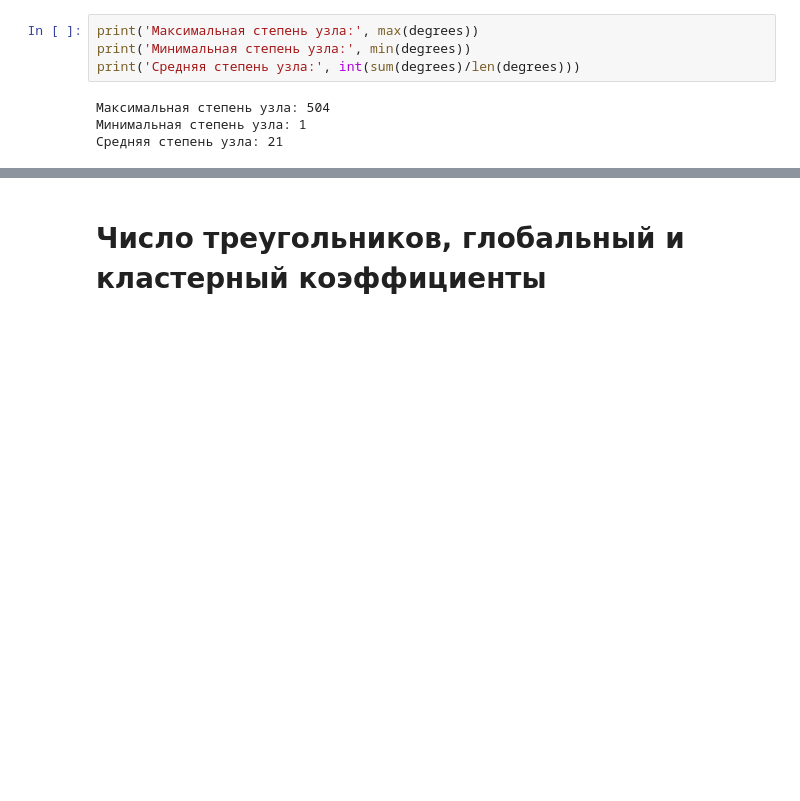
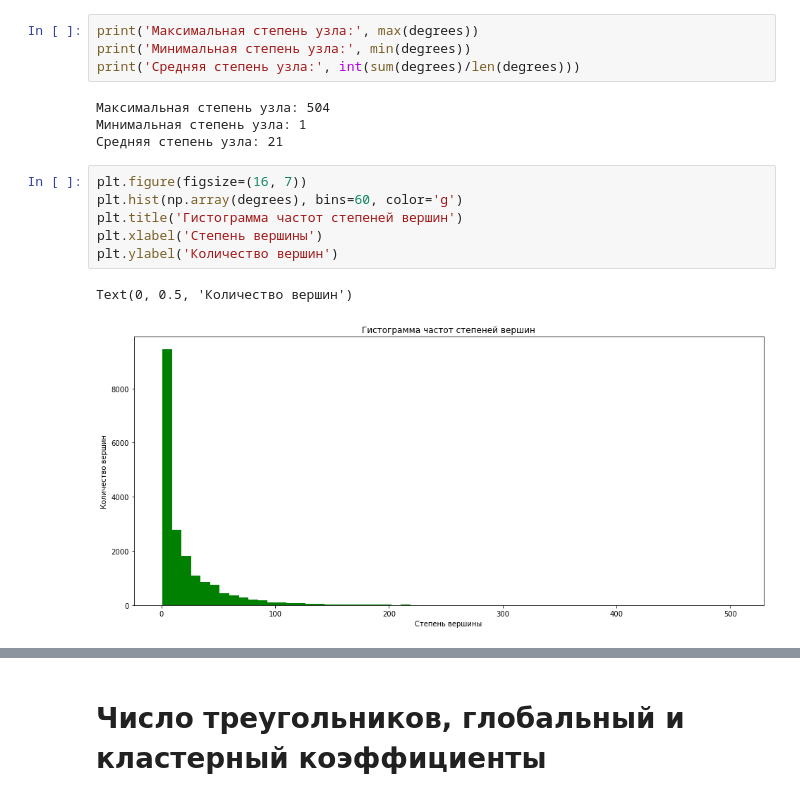
Before and after one commit to AnatolyAdamovich/graph-analysis, a Jupyter notebook: CO-Astro.ipynb, the cells around one changed output, grey strips where cells are left out. Drawn from its saved outputs; the diff is of its cells as text; blank space fills up the shorter version.

```diff
--- a/CO-Astro.ipynb
+++ b/CO-Astro.ipynb
@@ -147,3 +210,12 @@ print('Средняя степень узла:', int(sum(degrees)/len(degrees)))
 Максимальная степень узла: 504
 Минимальная степень узла: 1
 Средняя степень узла: 21
+# %%
+plt.figure(figsize=(16, 7))
+plt.hist(np.array(degrees), bins=60, color='g')
+plt.title('Гистограмма частот степеней вершин')
+plt.xlabel('Степень вершины')
+plt.ylabel('Количество вершин')
+# %% [output]
+Text(0, 0.5, 'Количество вершин')
+[figure, added]
```
Also changed, not shown: parts of 19 cells of this notebook, 3 other files.
